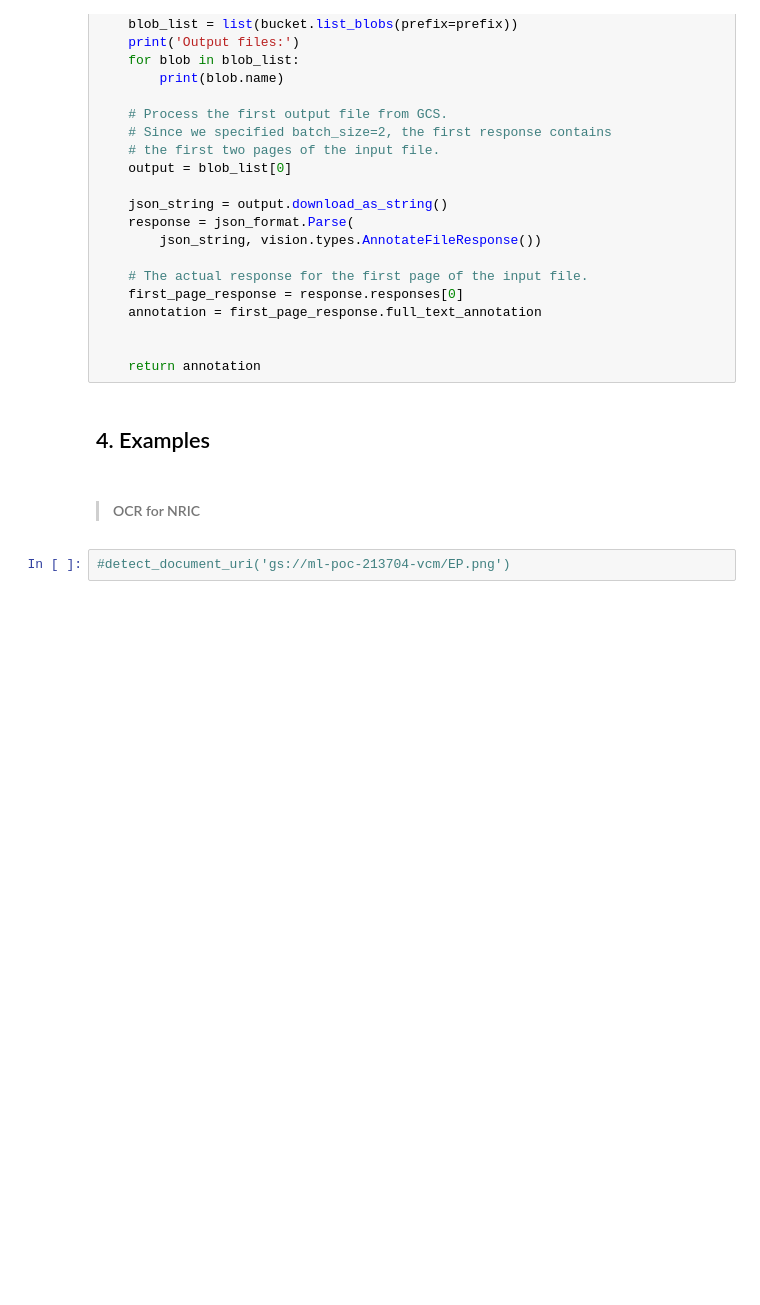
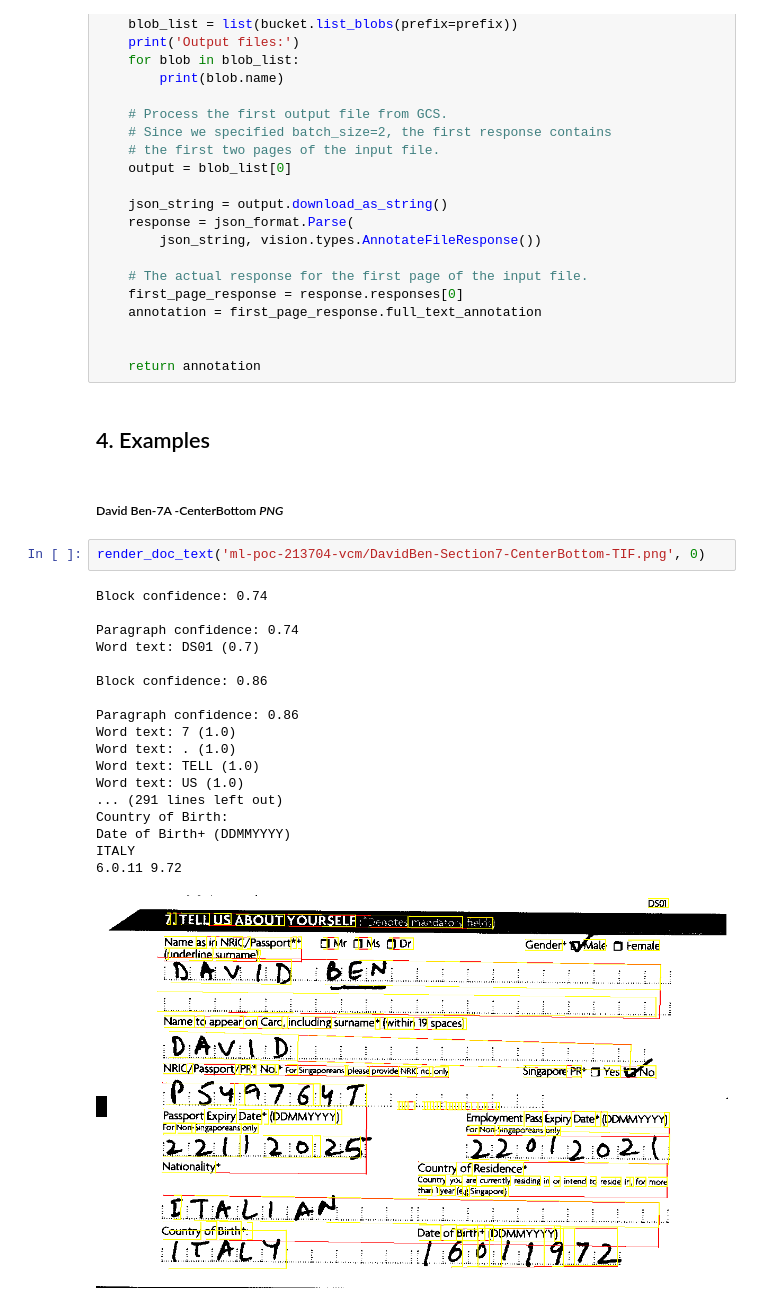
Before and after one commit to rohita77/Utils, a Jupyter notebook: Google-vision-jpeg.ipynb, the cells around one changed output. Drawn from its saved outputs; the diff is of its cells as text; blank space fills up the shorter version.

```diff
--- a/Google-vision-jpeg.ipynb
+++ b/Google-vision-jpeg.ipynb
@@ -228,9 +264,29 @@ def async_detect_document(gcs_source_uri, gcs_destination_uri):
     return annotation
 # %% [markdown]
 ## 4. Examples
-# %% [markdown]
-
-
-> #### OCR for NRIC
+# %% [markdown]
+
+
+
+##### David Ben-7A -CenterBottom *PNG*
 # %%
-#detect_document_uri('gs://ml-poc-213704-vcm/EP.png')
+render_doc_text('ml-poc-213704-vcm/DavidBen-Section7-CenterBottom-TIF.png', 0)
+# %% [output]
+Block confidence: 0.74
+
+Paragraph confidence: 0.74
+Word text: DS01 (0.7)
+
+Block confidence: 0.86
+
+Paragraph confidence: 0.86
+Word text: 7 (1.0)
+Word text: . (1.0)
+Word text: TELL (1.0)
+Word text: US (1.0)
+... (291 lines left out)
+Country of Birth:
+Date of Birth+ (DDMMYYYY)
+ITALY
+6.0.11 9.72
+[figure, added]
```
Also changed, not shown: parts of 30 cells of this notebook.
